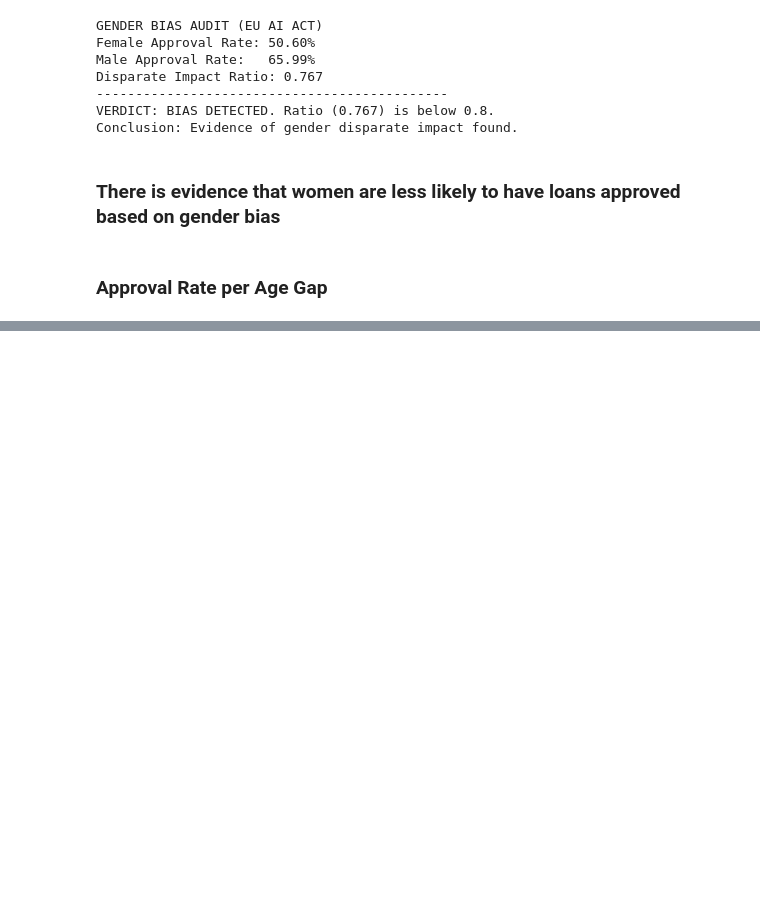
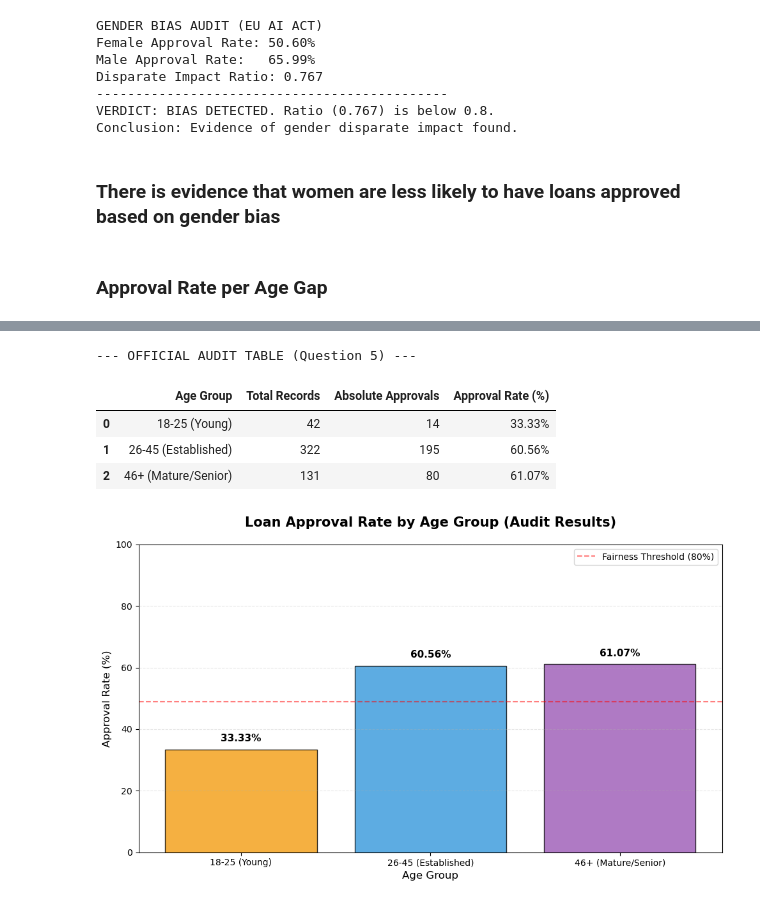
Before and after one commit to jjtobo97/dego-project-team8, a Jupyter notebook: 02-bias-analysis.ipynb, the cells around one changed output, grey strips where cells are left out. Drawn from its saved outputs; the diff is of its cells as text; code cells hidden in the pictures; blank space fills up the shorter version.

```diff
--- a/02-bias-analysis.ipynb
+++ b/02-bias-analysis.ipynb
@@ -539,3 +476,67 @@ Age Group            | Rate     | Approved   | Total
+# %%
+# 1. Carregar dados e limpar datas
+df_clean_age_an=df_clean
+df_clean_age_an['dob_dt'] = pd.to_datetime(df_clean_age_an['applicant_info.date_of_birth'], errors='coerce')
+
+# 2. Calcular idade (Referência 2024)
+df_clean_age_an['age_audit'] = 2024 - df_clean_age_an['dob_dt'].dt.year
+
+# 3. Criar escalões
+bins = [0, 25, 45, 120]
+labels = ['18-25 (Young)', '26-45 (Established)', '46+ (Mature/Senior)']
+df_clean_age_an['age_group'] = pd.cut(df_clean_age_an['age_audit'], bins=bins, labels=labels)
+
+# 4. Agrupar (Contar e Somar Aprovados)
+# Usamos observed=False para garantir que todos os escalões aparecem
+age_stats = df_clean_age_an.groupby('age_group', observed=False)['decision.loan_approved'].agg(['count', 'sum']).reset_index()
+
+# 5. Renomear as 3 colunas existentes primeiro (Fix do erro de Length mismatch)
+age_stats.columns = ['Age Group', 'Total Records', 'Absolute Approvals']
+
+# 6. Calcular a 4ª coluna (Percentagem)
+age_stats['Approval Rate (%)'] = (age_stats['Absolute Approvals'] / age_stats['Total Records']) * 100
+
+# 7. Output Final
+print("--- OFFICIAL AUDIT TABLE (Question 5) ---")
+display(age_stats.style.format({'Approval Rate (%)': '{:.2f}%'}))
+
+# Guardar para o teu report
+age_stats.to_csv('age_bias_audit_results.csv', index=False)
+
+# 8. Gráfico de Colunas Profissional
+plt.figure(figsize=(10, 6))
+colors = ['#f39c12', '#3498db', '#9b59b6'] # Laranja, Azul, Roxo
+
+# Criar as barras
+bars = plt.bar(age_stats['Age Group'], age_stats['Approval Rate (%)'], color=colors, edgecolor='black', alpha=0.8)
+
+# Configurações de Títulos e Eixos (English for the Report)
+plt.title('Loan Approval Rate by Age Group (Audit Results)', fontsize=15, fontweight='bold', pad=20)
+plt.ylabel('Approval Rate (%)', fontsize=12)
+plt.xlabel('Age Group', fontsize=12)
+plt.ylim(0, 100) # Escala de 0 a 100 para transparência total
+plt.grid(axis='y', linestyle='--', alpha=0.3)
+
+# 9. Adicionar os valores em cima das barras (Data Labels)
+for bar in bars:
+    height = bar.get_height()
+    plt.text(bar.get_x() + bar.get_width()/2., height + 2,
+             f'{height:.2f}%', ha='center', va='bottom', fontweight='bold', fontsize=11)
+
+# 10. Linha de Referência (80% Rule - Fair Lending Standard)
+max_rate = age_stats['Approval Rate (%)'].max()
+plt.axhline(y=max_rate * 0.8, color='red', linestyle='--', alpha=0.5, label='Fairness Threshold (80%)')
+plt.legend()
+
+plt.tight_layout()
+plt.show()
+# %% [output]
+--- OFFICIAL AUDIT TABLE (Question 5) ---
+|  | Age Group | Total Records | Absolute Approvals | Approval Rate (%) |
+| 0 | 18-25 (Young) | 42 | 14 | 33.33% |
+| 1 | 26-45 (Established) | 322 | 195 | 60.56% |
+| 2 | 46+ (Mature/Senior) | 131 | 80 | 61.07% |
+[figure, added]
 # %%
 # 1. Create 3 Age Groups (Merging 46-65 and 66+)
 def get_age_group_v2(age):
```
Also changed, not shown: parts of 6 cells of this notebook.
